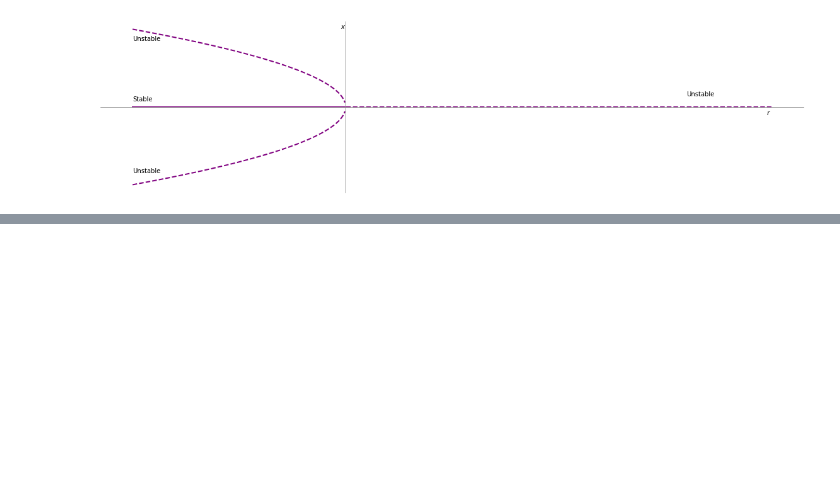
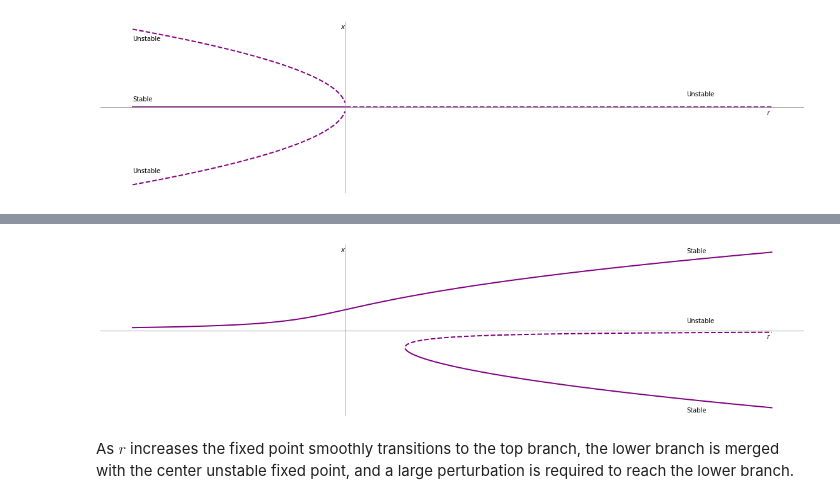
Before and after one commit to NRoboto/book-nonlinear-dynamics-chaos, a Jupyter notebook: 3-bifurcations.ipynb, the cells around one changed output, grey strips where cells are left out. Saved outputs shown, nothing was run; the diff lists cells and outputs as text; code cells hidden in the pictures; blank space fills up the shorter version.

```diff
--- a/3-bifurcations.ipynb
+++ b/3-bifurcations.ipynb
@@ -368,0 +478,41 @@ $$
+# %%
+h = 0.02
+fixed_points = np.full([3, 2, 500], None)
+
+for idx, r in enumerate(np.linspace(-0.5, 1, 500)):
+  roots = sp_root(lambda x: imperfect_pitchfork_fn(x, r - 1e-10), [1])
+  roots_bifurc = sp_root(lambda x: imperfect_pitchfork_fn(x, r - 1e-10), [0, -1])
+
+  fixed_points[0][0][idx] = r
+  fixed_points[0][1][idx] = roots.x[0]
+  if roots_bifurc.success:
+    fixed_points[1][0][idx] = r
+    fixed_points[1][1][idx] = roots_bifurc.x[0]
+    fixed_points[2][0][idx] = r
+    fixed_points[2][1][idx] = roots_bifurc.x[1]
+
+plt.plot(fixed_points[0][0], fixed_points[0][1], color='purple', lw=2)
+plt.plot(fixed_points[1][0][210:], fixed_points[1][1][210:], color='purple', ls="--", lw=2)
+plt.plot(fixed_points[2][0][210:], fixed_points[2][1][210:], color='purple', lw=2)
+
+plt.gca().spines["left"].set_position("zero")
+plt.gca().spines["bottom"].set_position("zero")
+plt.gca().spines["right"].set_color("none")
+plt.gca().spines["top"].set_color("none")
+plt.gca().spines["left"].set_color("grey")
+plt.gca().spines["bottom"].set_color("grey")
+
+plt.text(0.8, 0.1, "Unstable")
+plt.text(0.8, 1.0, "Stable")
+plt.text(0.8, -1.05, "Stable")
+
+plt.xlabel("$r$", x=0.95)
+plt.ylabel("$x$", rotation=0, y=0.95)
+plt.xticks([])
+plt.yticks([])
+
+saveFig("imperfect_pitchfork_bifurc", 3)
+# %% [output]
+[figure, added]
+# %% [markdown]
+As $r$ increases the fixed point smoothly transitions to the top branch, the lower branch is merged with the center unstable fixed point, and a large perturbation is required to reach the lower branch.
```
Also changed, not shown: parts of 7 cells of this notebook, 1 other file.
